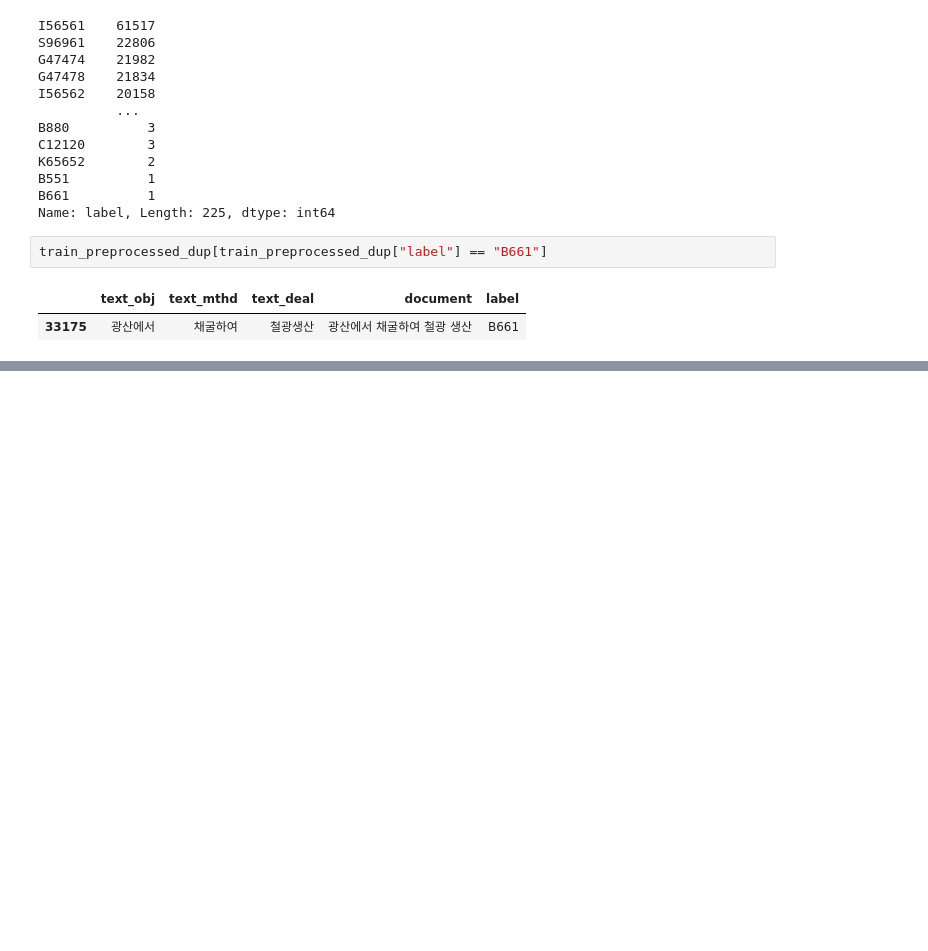
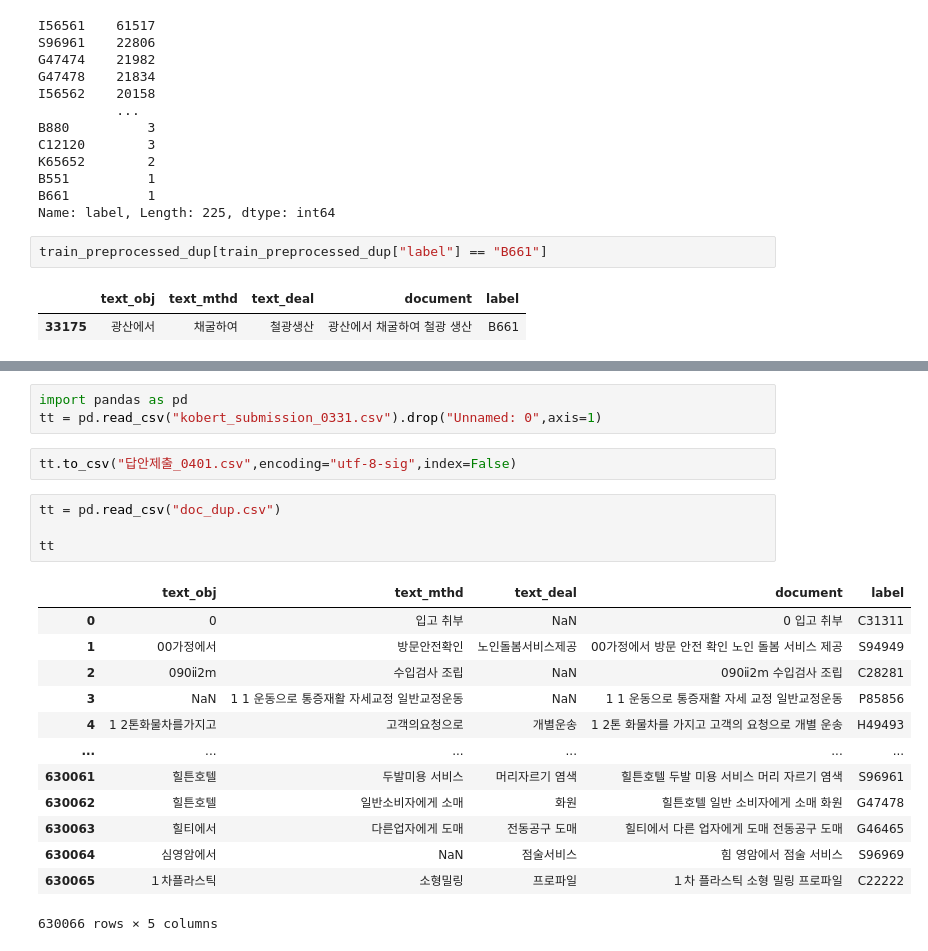
Before and after one commit to yxbxn/NLP_contest, a Jupyter notebook: EDA/EDA 및 전처리.ipynb, the cells around one changed output, grey strips where cells are left out. Drawn from its saved outputs; the diff is of its cells as text; blank space fills up the shorter version.

```diff
--- a/EDA/EDA 및 전처리.ipynb
+++ b/EDA/EDA 및 전처리.ipynb
@@ -616,0 +708,23 @@ train_preprocessed_dup[train_preprocessed_dup["label"] == "B661"]
+# %%
+import pandas as pd
+tt = pd.read_csv("kobert_submission_0331.csv").drop("Unnamed: 0",axis=1)
+# %%
+tt.to_csv("답안제출_0401.csv",encoding="utf-8-sig",index=False)
+# %%
+tt = pd.read_csv("doc_dup.csv")
+
+tt
+# %% [output]
+|  | text_obj | text_mthd | text_deal | document | label |
+| 0 | 0 | 입고 취부 | NaN | 0 입고 취부 | C31311 |
+| 1 | 00가정에서 | 방문안전확인 | 노인돌봄서비스제공 | 00가정에서 방문 안전 확인 노인 돌봄 서비스 제공 | S94949 |
+| 2 | 090ⅱ2m | 수입검사 조립 | NaN | 090ⅱ2m 수입검사 조립 | C28281 |
+| 3 | NaN | 1 1 운동으로 통증재활 자세교정 일반교정운동 | NaN | 1 1 운동으로 통증재활 자세 교정 일반교정운동 | P85856 |
+| 4 | 1 2톤화물차를가지고 | 고객의요청으로 | 개별운송 | 1 2톤 화물차를 가지고 고객의 요청으로 개별 운송 | H49493 |
+| ... | ... | ... | ... | ... | ... |
+| 630061 | 힐튼호텔 | 두발미용 서비스 | 머리자르기 염색 | 힐튼호텔 두발 미용 서비스 머리 자르기 염색 | S96961 |
+| 630062 | 힐튼호텔 | 일반소비자에게 소매 | 화원 | 힐튼호텔 일반 소비자에게 소매 화원 | G47478 |
+| 630063 | 힐티에서 | 다른업자에게 도매 | 전동공구 도매 | 힐티에서 다른 업자에게 도매 전동공구 도매 | G46465 |
+| 630064 | 심영암에서 | NaN | 점술서비스 | 힘 영암에서 점술 서비스 | S96969 |
+| 630065 | １차플라스틱 | 소형밀링 | 프로파일 | １차 플라스틱 소형 밀링 프로파일 | C22222 |
+630066 rows × 5 columns
```
Also changed, not shown: parts of 37 cells of this notebook.
